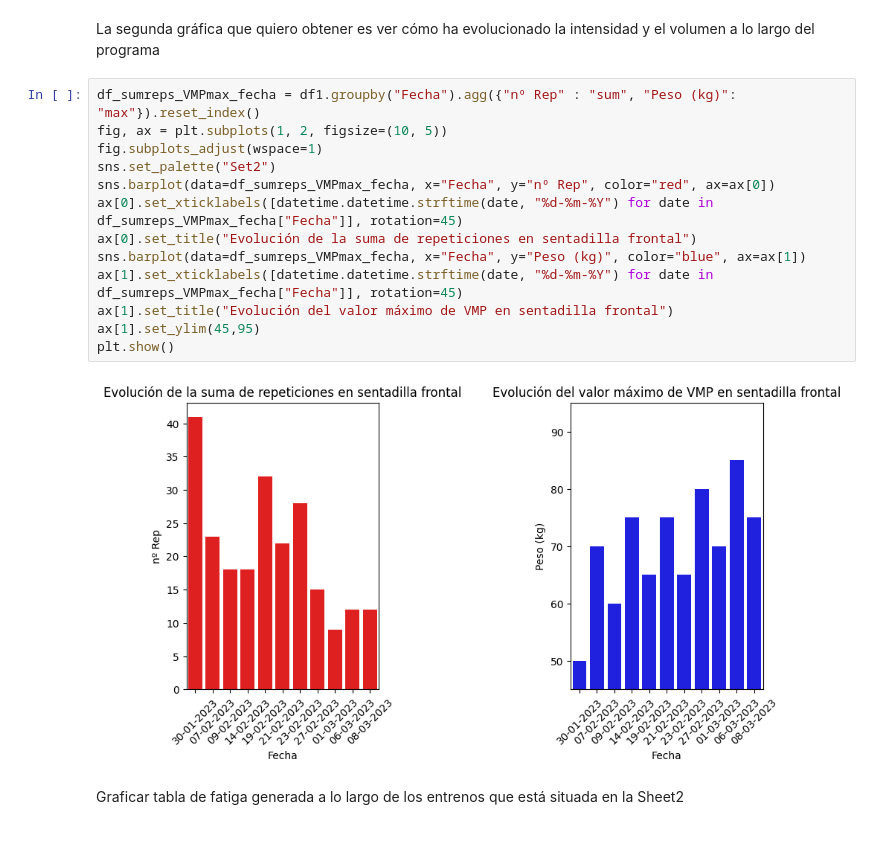
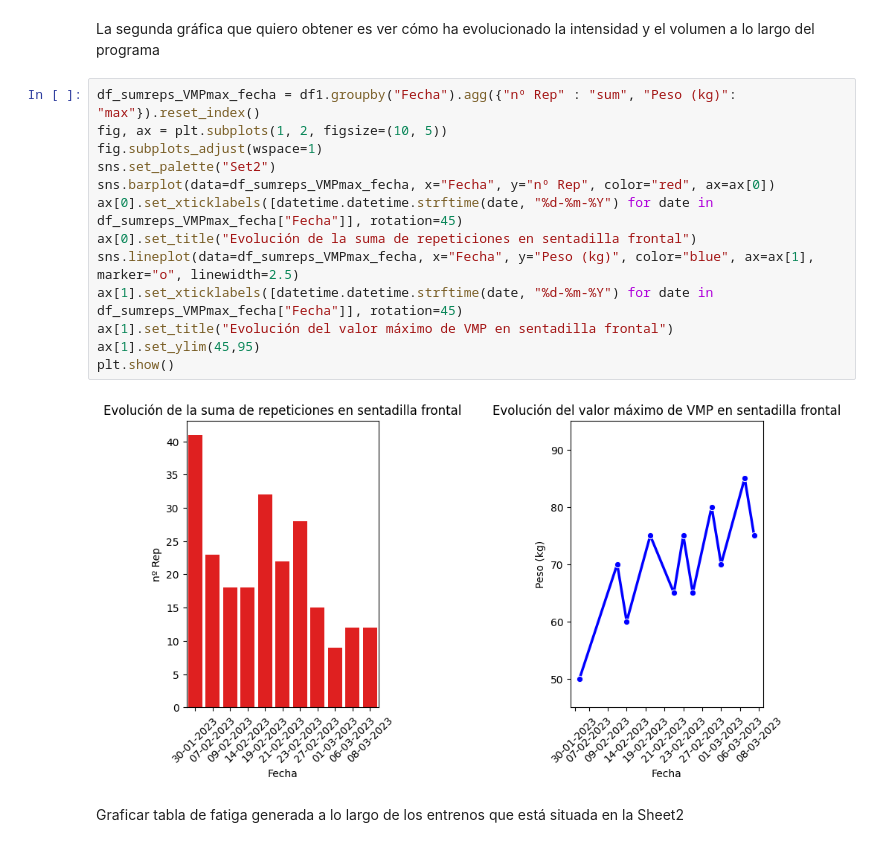
Before and after one commit to Yermanama/Analisis-Datos-Entreno, a Jupyter notebook: proyectoapp/visualizaciondatos.ipynb, the cells around one changed output. Saved outputs shown, nothing was run; the diff lists cells and outputs as text.

Commit message:
"Actualización 2 de las visualizaciones"

```diff
--- a/proyectoapp/visualizaciondatos.ipynb
+++ b/proyectoapp/visualizaciondatos.ipynb
@@ -30,17 +31,17 @@ La segunda gráfica que quiero obtener es ver cómo ha evolucionado la intensida
 # %%
 df_sumreps_VMPmax_fecha = df1.groupby("Fecha").agg({"nº Rep" : "sum", "Peso (kg)": "max"}).reset_index()
 fig, ax = plt.subplots(1, 2, figsize=(10, 5))
 fig.subplots_adjust(wspace=1)
 sns.set_palette("Set2")
 sns.barplot(data=df_sumreps_VMPmax_fecha, x="Fecha", y="nº Rep", color="red", ax=ax[0])
 ax[0].set_xticklabels([datetime.datetime.strftime(date, "%d-%m-%Y") for date in df_sumreps_VMPmax_fecha["Fecha"]], rotation=45)
 ax[0].set_title("Evolución de la suma de repeticiones en sentadilla frontal")
-sns.barplot(data=df_sumreps_VMPmax_fecha, x="Fecha", y="Peso (kg)", color="blue", ax=ax[1])
+sns.lineplot(data=df_sumreps_VMPmax_fecha, x="Fecha", y="Peso (kg)", color="blue", ax=ax[1], marker="o", linewidth=2.5)
 ax[1].set_xticklabels([datetime.datetime.strftime(date, "%d-%m-%Y") for date in df_sumreps_VMPmax_fecha["Fecha"]], rotation=45)
 ax[1].set_title("Evolución del valor máximo de VMP en sentadilla frontal")
 ax[1].set_ylim(45,95)
 plt.show()
 # %% [output]
-[figure, old version]
+[figure, new version]
 # %% [markdown]
 Graficar tabla de fatiga generada a lo largo de los entrenos que está situada en la Sheet2
```
Also changed, not shown: parts of 7 cells of this notebook.
